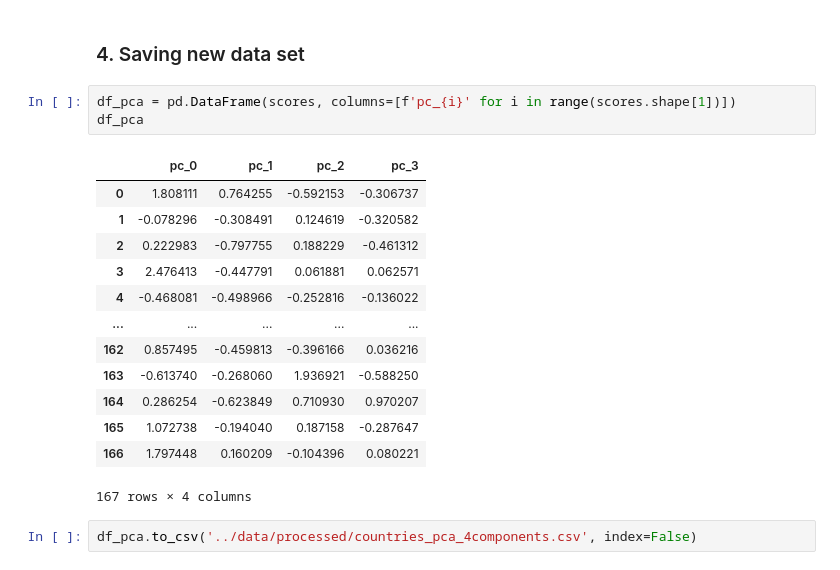
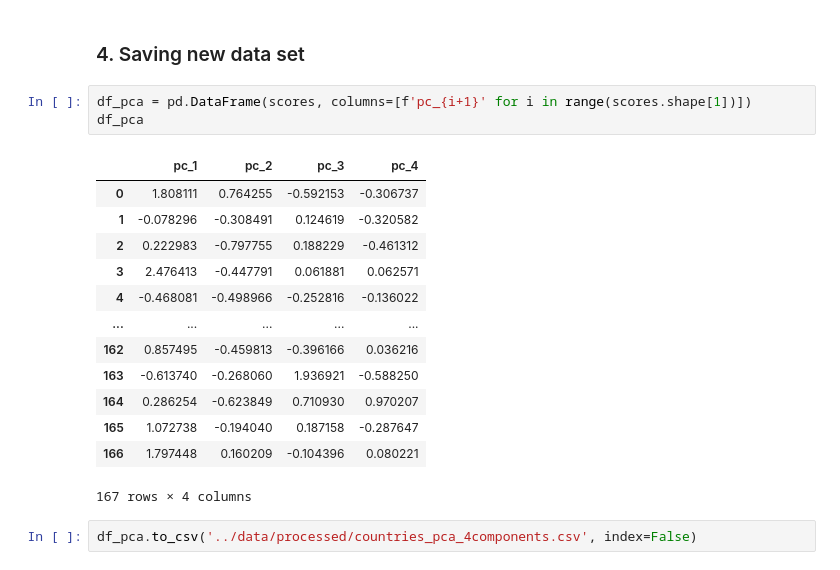
Before and after one commit to dinod001/country-economic-clustering, a Jupyter notebook: dimensionality Reduction/pca.ipynb, the cells around one changed output. Saved outputs shown, nothing was run; the diff lists cells and outputs as text.

Commit message:
pcs data set saved with new columns

```diff
--- a/dimensionality Reduction/pca.ipynb
+++ b/dimensionality Reduction/pca.ipynb
@@ -156,10 +156,10 @@ plt.show()
 # %% [markdown]
 ### 4. Saving new data set
 # %%
-df_pca = pd.DataFrame(scores, columns=[f'pc_{i}' for i in range(scores.shape[1])])
+df_pca = pd.DataFrame(scores, columns=[f'pc_{i+1}' for i in range(scores.shape[1])])
 df_pca
 # %% [output]
-|  | pc_0 | pc_1 | pc_2 | pc_3 |
+|  | pc_1 | pc_2 | pc_3 | pc_4 |
 | 0 | 1.808111 | 0.764255 | -0.592153 | -0.306737 |
 | 1 | -0.078296 | -0.308491 | 0.124619 | -0.320582 |
 | 2 | 0.222983 | -0.797755 | 0.188229 | -0.461312 |
```
Also changed, not shown: 1 other file.
